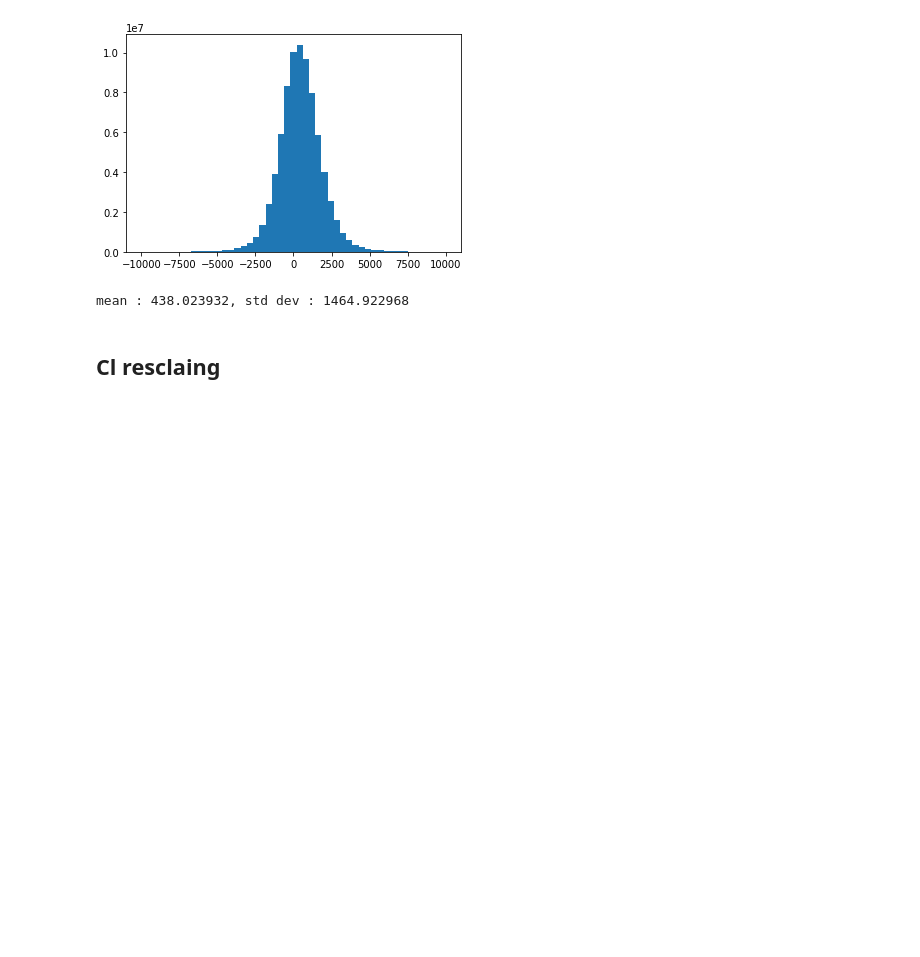
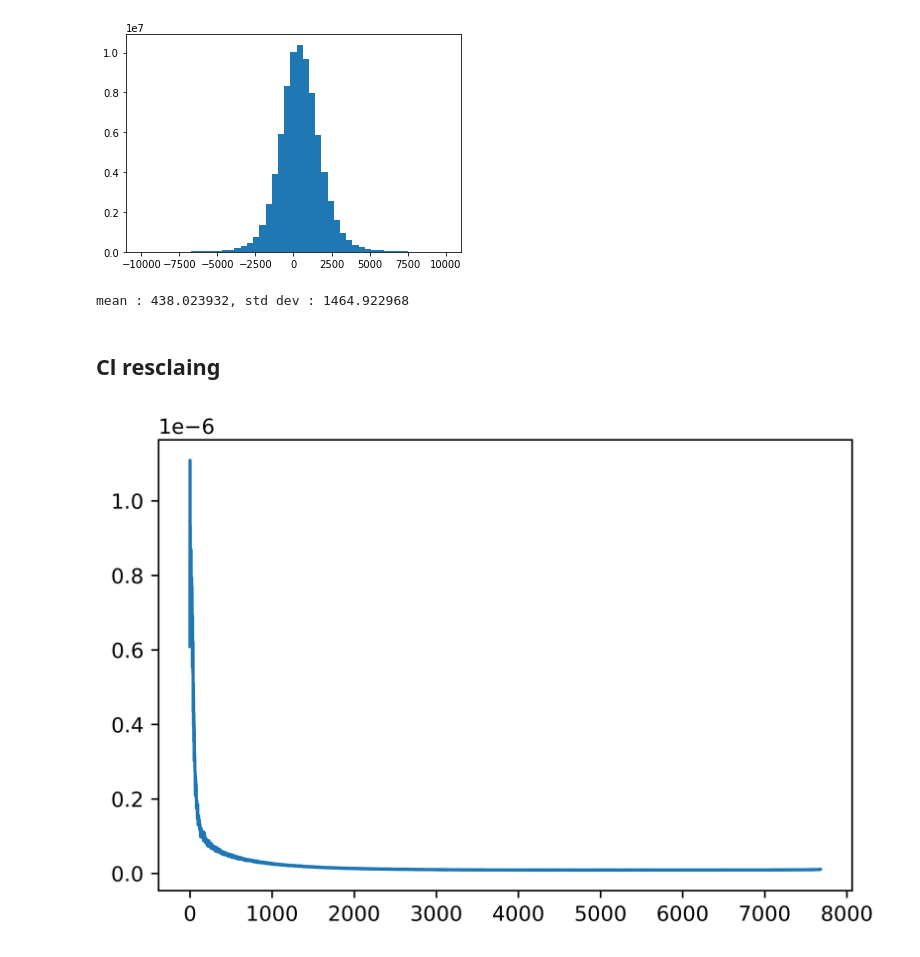
Before and after one commit to wurdahl/kSZfromPC, a Jupyter notebook: hInvestigation/ScalingFactor.ipynb, the cells around one changed output. Saved outputs shown, nothing was run; the diff lists cells and outputs as text; code cells hidden in the pictures; blank space fills up the shorter version.

```diff
--- a/hInvestigation/ScalingFactor.ipynb
+++ b/hInvestigation/ScalingFactor.ipynb
@@ -206,0 +181,2 @@ mean : 438.023932, std dev : 1464.922968
+# %%
+L_RECONST_MAX=ClTT.size
@@ -212 +197,6 @@ unnorm_veff_reconstlm = hp.map2alm(dT_resc*d_resc,lmax=ClTT.size)
+# %%
+plt.figure(dpi=800)
+plt.plot(knownOverReconFac);
+# %% [output]
+[figure, added]
 # %%
```
Also changed, not shown: parts of 25 cells of this notebook, 2 other files.
